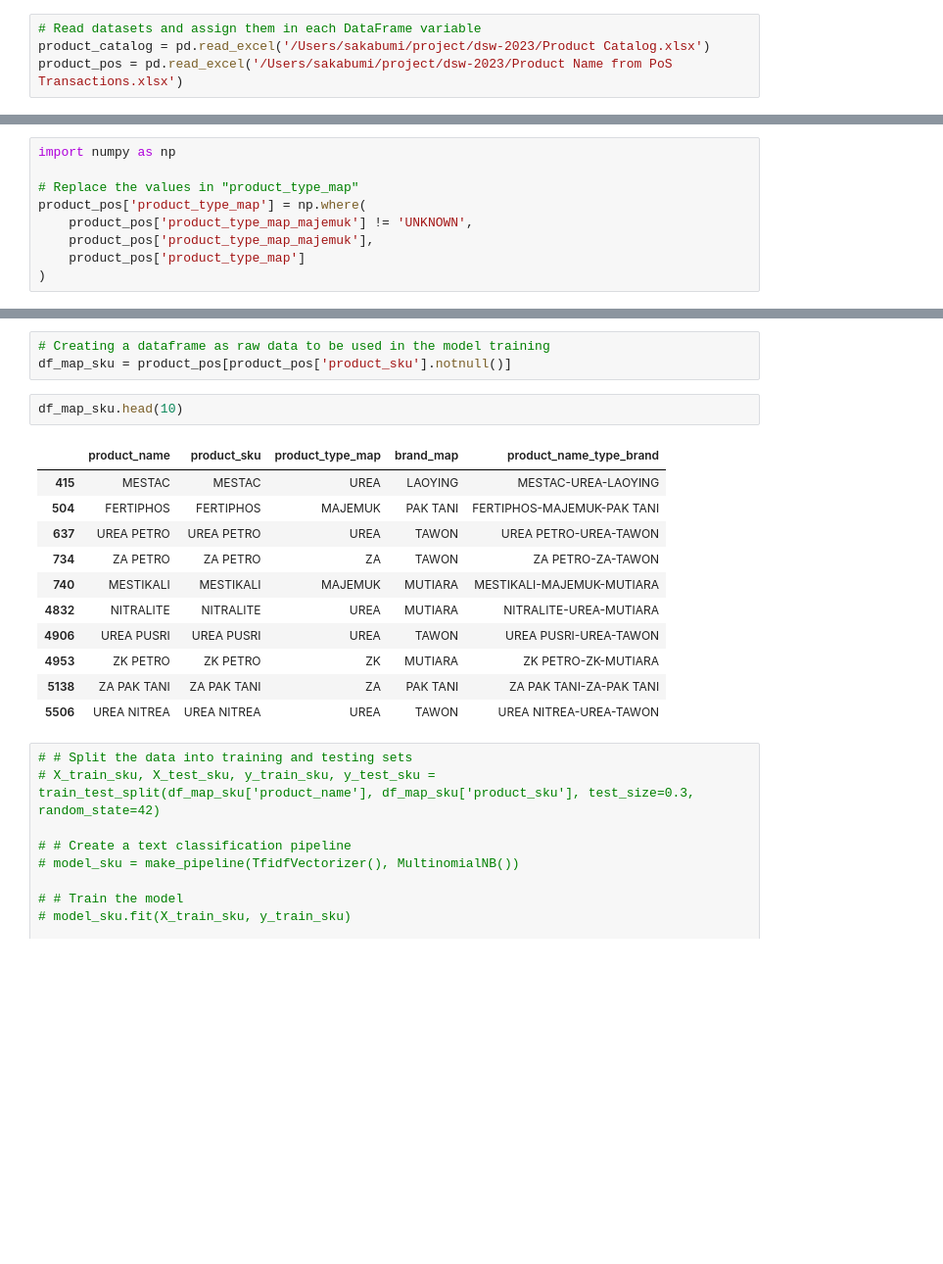
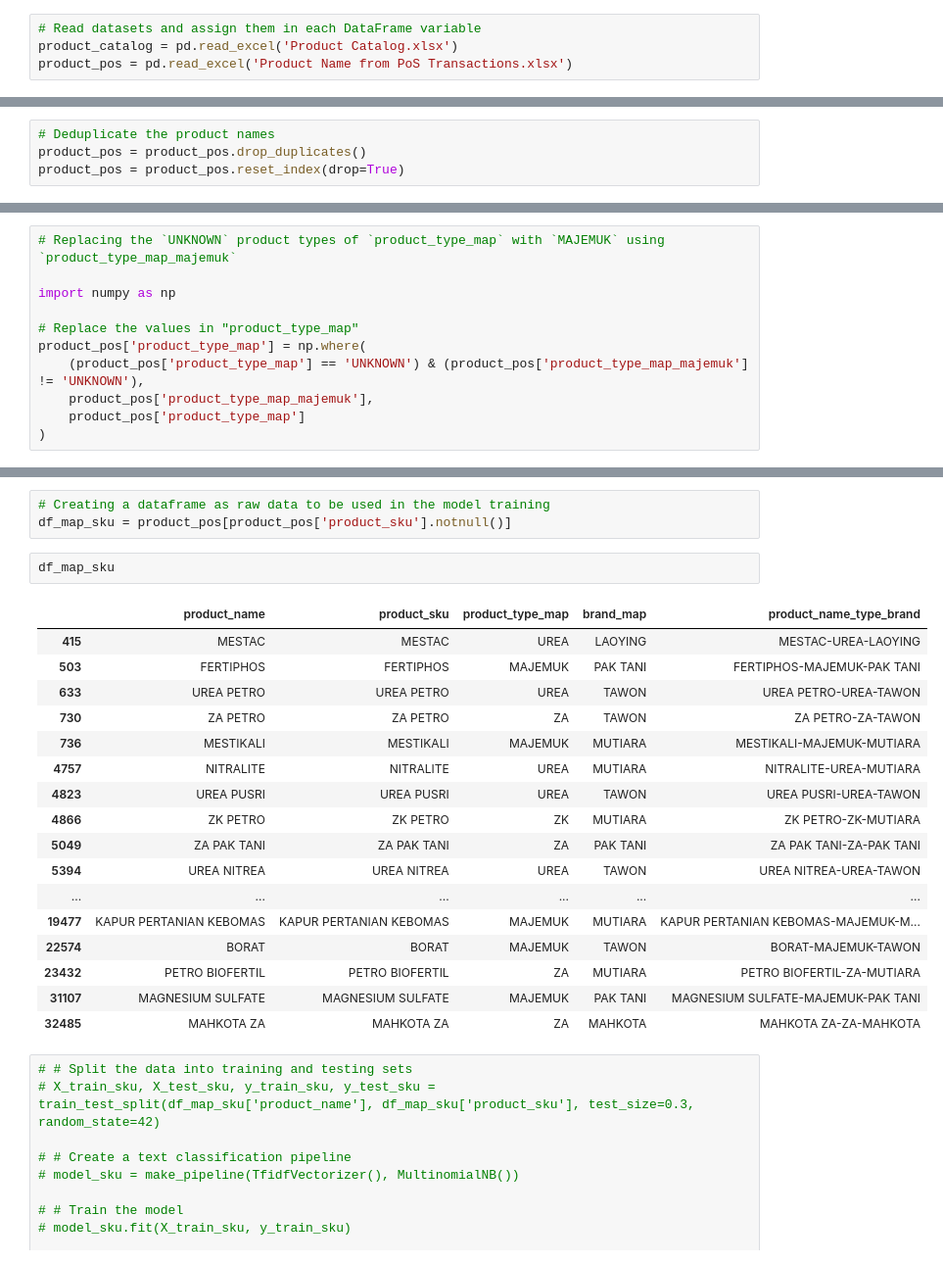
Before and after one commit to sakabmw/dsw-2023, a Jupyter notebook: ctx.ipynb, the cells around one changed output, grey strips where cells are left out. Shown at 98% size. Cells and saved outputs as stored; diff of their text form; blank space fills up the shorter version.

```diff
--- a/ctx.ipynb
+++ b/ctx.ipynb
@@ -10,8 +10,8 @@
 import pandas as pd
 # %%
 # Read datasets and assign them in each DataFrame variable
-product_catalog = pd.read_excel('/Users/sakabumi/project/dsw-2023/Product Catalog.xlsx')
-product_pos = pd.read_excel('/Users/sakabumi/project/dsw-2023/Product Name from PoS Transactions.xlsx')
+product_catalog = pd.read_excel('Product Catalog.xlsx')
+product_pos = pd.read_excel('Product Name from PoS Transactions.xlsx')
 # %%
 product_catalog.head()
 # %% [output]
@@ -188,0 +227,4 @@ The non-nan values can be used to tag the product names as type `MAJEMUK` as lon
+# %%
+# Deduplicate the product names
+product_pos = product_pos.drop_duplicates()
+product_pos = product_pos.reset_index(drop=True)
@@ -335,9 +401,11 @@ Most of the `product_name`s are not mapped still --> 42371 out of 44,002
 # %%
+# Replacing the `UNKNOWN` product types of `product_type_map` with `MAJEMUK` using `product_type_map_majemuk`
+
 import numpy as np
 
 # Replace the values in "product_type_map"
 product_pos['product_type_map'] = np.where(
-    product_pos['product_type_map_majemuk'] != 'UNKNOWN',
+    (product_pos['product_type_map'] == 'UNKNOWN') & (product_pos['product_type_map_majemuk'] != 'UNKNOWN'),
     product_pos['product_type_map_majemuk'],
     product_pos['product_type_map']
 )
@@ -642,19 +717,25 @@ product_pos[product_pos['product_sku'].notnull()].describe()
 # Creating a dataframe as raw data to be used in the model training
 df_map_sku = product_pos[product_pos['product_sku'].notnull()]
 # %%
-df_map_sku.head(10)
+df_map_sku
 # %% [output]
 |  | product_name | product_sku | product_type_map | brand_map | product_name_type_brand |
 | 415 | MESTAC | MESTAC | UREA | LAOYING | MESTAC-UREA-LAOYING |
-| 504 | FERTIPHOS | FERTIPHOS | MAJEMUK | PAK TANI | FERTIPHOS-MAJEMUK-PAK TANI |
-| 637 | UREA PETRO | UREA PETRO | UREA | TAWON | UREA PETRO-UREA-TAWON |
-| 734 | ZA PETRO | ZA PETRO | ZA | TAWON | ZA PETRO-ZA-TAWON |
-| 740 | MESTIKALI | MESTIKALI | MAJEMUK | MUTIARA | MESTIKALI-MAJEMUK-MUTIARA |
-| 4832 | NITRALITE | NITRALITE | UREA | MUTIARA | NITRALITE-UREA-MUTIARA |
-| 4906 | UREA PUSRI | UREA PUSRI | UREA | TAWON | UREA PUSRI-UREA-TAWON |
-| 4953 | ZK PETRO | ZK PETRO | ZK | MUTIARA | ZK PETRO-ZK-MUTIARA |
-| 5138 | ZA PAK TANI | ZA PAK TANI | ZA | PAK TANI | ZA PAK TANI-ZA-PAK TANI |
-| 5506 | UREA NITREA | UREA NITREA | UREA | TAWON | UREA NITREA-UREA-TAWON |
+| 503 | FERTIPHOS | FERTIPHOS | MAJEMUK | PAK TANI | FERTIPHOS-MAJEMUK-PAK TANI |
+| 633 | UREA PETRO | UREA PETRO | UREA | TAWON | UREA PETRO-UREA-TAWON |
+| 730 | ZA PETRO | ZA PETRO | ZA | TAWON | ZA PETRO-ZA-TAWON |
+| 736 | MESTIKALI | MESTIKALI | MAJEMUK | MUTIARA | MESTIKALI-MAJEMUK-MUTIARA |
+| 4757 | NITRALITE | NITRALITE | UREA | MUTIARA | NITRALITE-UREA-MUTIARA |
+| 4823 | UREA PUSRI | UREA PUSRI | UREA | TAWON | UREA PUSRI-UREA-TAWON |
+| 4866 | ZK PETRO | ZK PETRO | ZK | MUTIARA | ZK PETRO-ZK-MUTIARA |
+| 5049 | ZA PAK TANI | ZA PAK TANI | ZA | PAK TANI | ZA PAK TANI-ZA-PAK TANI |
+| 5394 | UREA NITREA | UREA NITREA | UREA | TAWON | UREA NITREA-UREA-TAWON |
+| ... | ... | ... | ... | ... | ... |
+| 19477 | KAPUR PERTANIAN KEBOMAS | KAPUR PERTANIAN KEBOMAS | MAJEMUK | MUTIARA | KAPUR PERTANIAN KEBOMAS-MAJEMUK-M... |
+| 22574 | BORAT | BORAT | MAJEMUK | TAWON | BORAT-MAJEMUK-TAWON |
+| 23432 | PETRO BIOFERTIL | PETRO BIOFERTIL | ZA | MUTIARA | PETRO BIOFERTIL-ZA-MUTIARA |
+| 31107 | MAGNESIUM SULFATE | MAGNESIUM SULFATE | MAJEMUK | PAK TANI | MAGNESIUM SULFATE-MAJEMUK-PAK TANI |
+| 32485 | MAHKOTA ZA | MAHKOTA ZA | ZA | MAHKOTA | MAHKOTA ZA-ZA-MAHKOTA |
 # %%
 # # Split the data into training and testing sets
 # X_train_sku, X_test_sku, y_train_sku, y_test_sku = train_test_split(df_map_sku['product_name'], df_map_sku['product_sku'], test_size=0.3, random_state=42)
```
Also changed, not shown: parts of 36 cells of this notebook.
